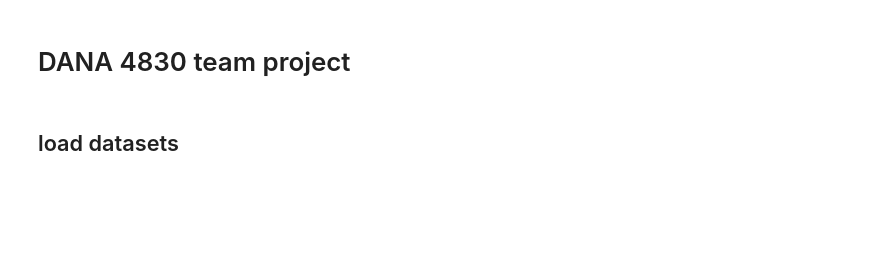
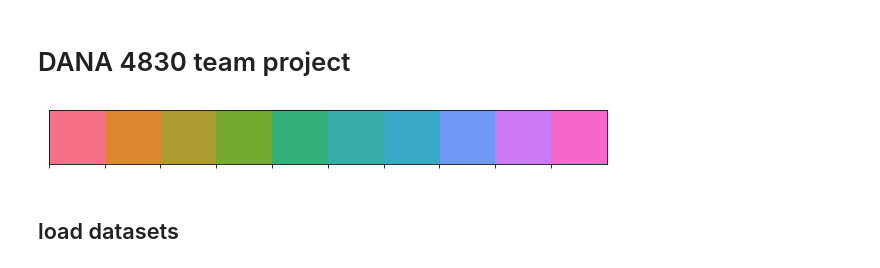
Before and after one commit to Igodlab/Australian-Public-Service-APS, a Jupyter notebook: dana30-project.ipynb, the cells around one changed output. Saved outputs shown, nothing was run; the diff lists cells and outputs as text; code cells hidden in the pictures; blank space fills up the shorter version.

```diff
--- a/dana30-project.ipynb
+++ b/dana30-project.ipynb
@@ -16,4 +33,9 @@ plt.rc('ytick', labelsize=13)
 plt.rcParams.update({'legend.fontsize': 11})
 plt.rcParams.update({'axes.labelsize': 15})
 plt.rcParams.update({'font.size': 15})
+# %%
+cpalette = sns.color_palette('husl', 10)
+sns.palplot(cpalette)
+# %% [output]
+[figure, added]
 # %%
```
Also changed, not shown: parts of 45 cells of this notebook, 3 other files.
